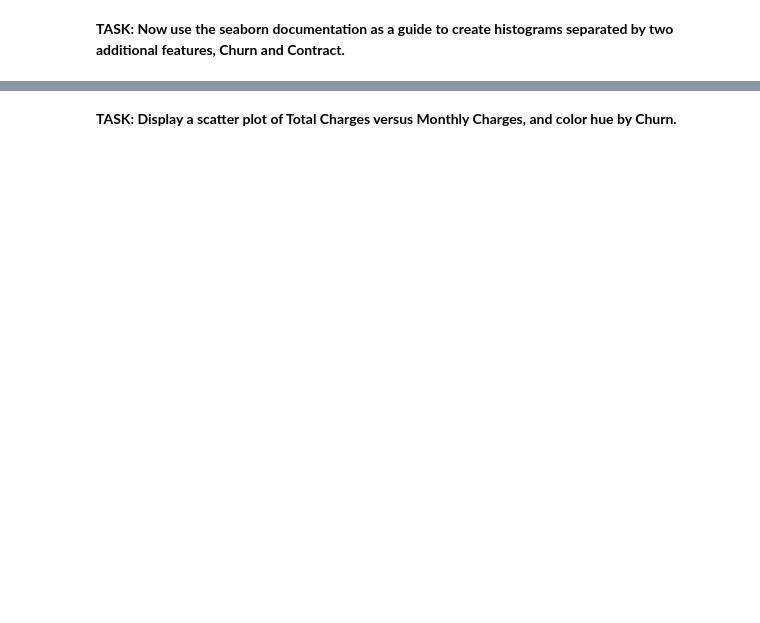
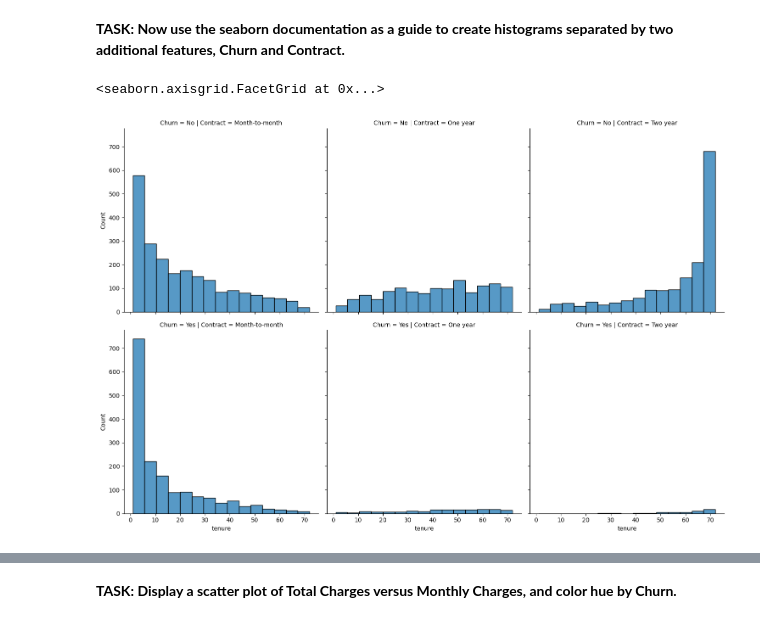
Before and after one commit to DatboiiPuntai/Python-for-Machine-Learning, a Jupyter notebook: 17-Supervised-Learning-Capstone-Project/00-Sup-Learning-Capstone-Tree-Methods .ipynb, the cells around one changed output, grey strips where cells are left out. Saved outputs shown, nothing was run; the diff lists cells and outputs as text; code cells hidden in the pictures; blank space fills up the shorter version.

```diff
--- a/17-Supervised-Learning-Capstone-Project/00-Sup-Learning-Capstone-Tree-Methods .ipynb
+++ b/17-Supervised-Learning-Capstone-Project/00-Sup-Learning-Capstone-Tree-Methods .ipynb
@@ -207,3 +235,9 @@ corr_df = pd.get_dummies(df[['customerID', 'gender', 'Partner', 'Dependents',
+# %%
+#CODE HERE
+sns.displot(data=df,x='tenure',col='Contract',row='Churn')
+# %% [output]
+<seaborn.axisgrid.FacetGrid at 0x...>
+[figure, added]
 # %% [markdown]
 <img src="fig6.png">
 # %% [markdown]
```
Also changed, not shown: parts of 41 cells of this notebook, 2 other files.
